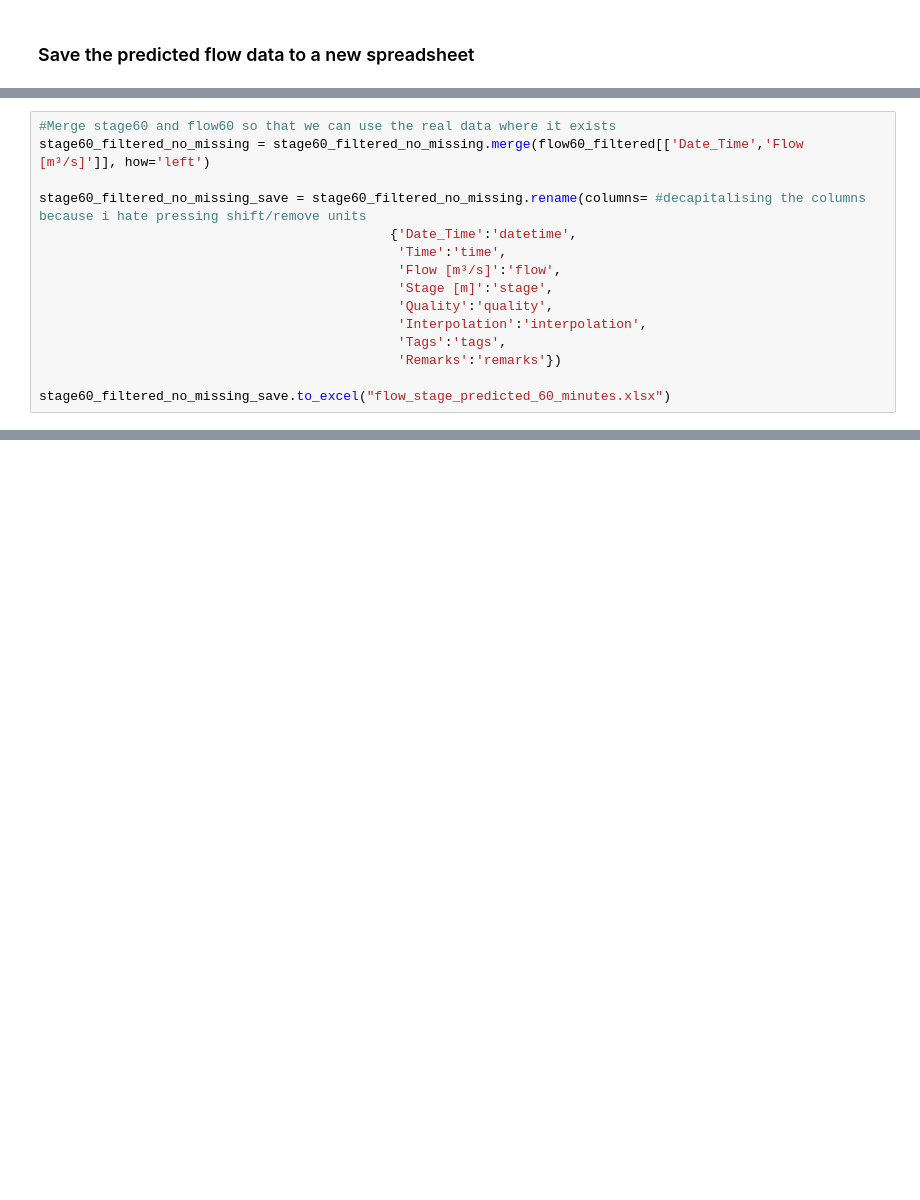
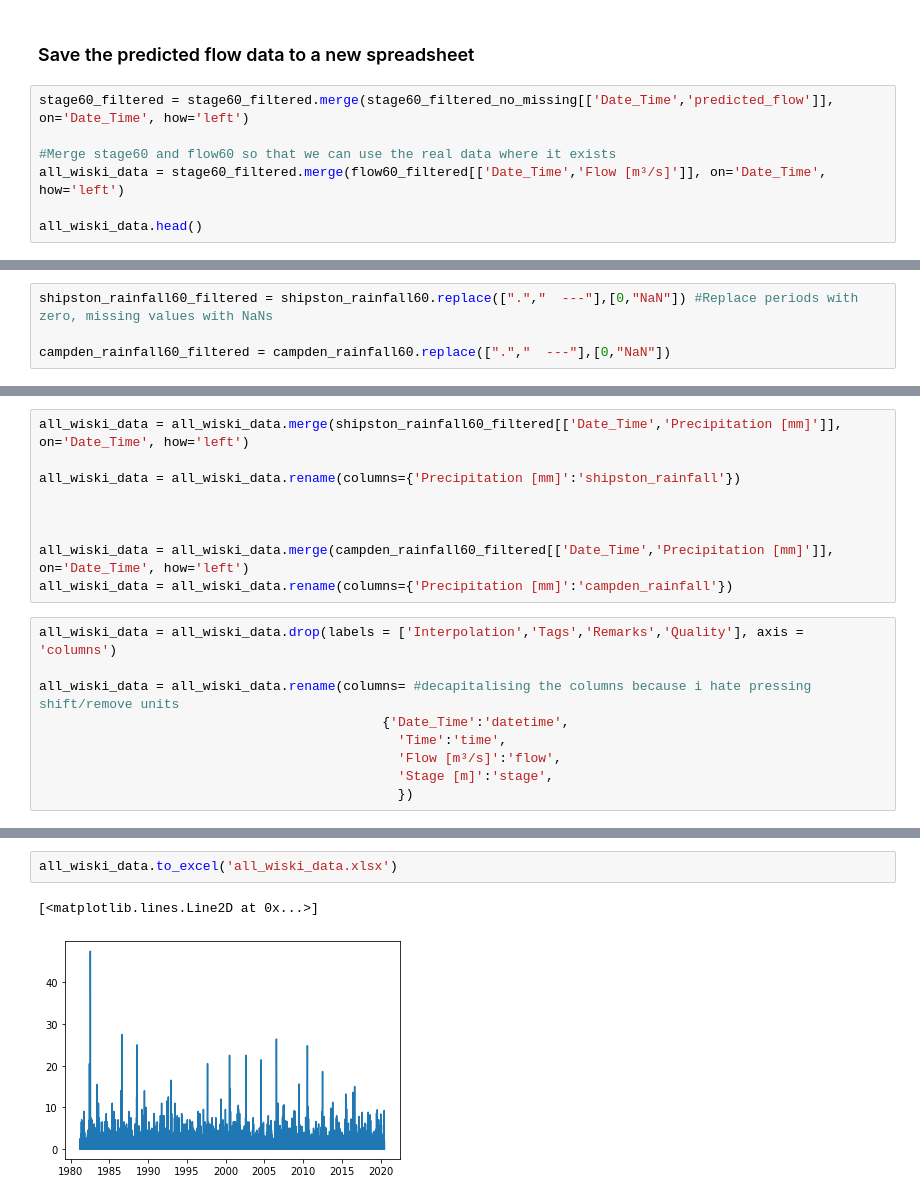
Before and after one commit to ai4er-cdt/flood_risk_shipston, a Jupyter notebook: notebooks/mja/flow_from_stage_data.ipynb, the cells around one changed output, grey strips where cells are left out. Drawn from its saved outputs; the diff is of its cells as text; blank space fills up the shorter version.

```diff
--- a/notebooks/mja/flow_from_stage_data.ipynb
+++ b/notebooks/mja/flow_from_stage_data.ipynb
@@ -395,2 +359,9 @@ plt.ylim([0,75])
 # %% [markdown]
 ### Save the predicted flow data to a new spreadsheet
+# %%
+stage60_filtered = stage60_filtered.merge(stage60_filtered_no_missing[['Date_Time','predicted_flow']], on='Date_Time', how='left')
+
+#Merge stage60 and flow60 so that we can use the real data where it exists
+all_wiski_data = stage60_filtered.merge(flow60_filtered[['Date_Time','Flow [m³/s]']], on='Date_Time', how='left')
+
+all_wiski_data.head()
@@ -396,0 +403,4 @@ plt.ylim([0,75])
+# %%
+shipston_rainfall60_filtered = shipston_rainfall60.replace([".","  ---"],[0,"NaN"]) #Replace periods with zero, missing values with NaNs
+
+campden_rainfall60_filtered = campden_rainfall60.replace([".","  ---"],[0,"NaN"])
@@ -397,15 +409,18 @@ plt.ylim([0,75])
+# %%
+all_wiski_data = all_wiski_data.merge(shipston_rainfall60_filtered[['Date_Time','Precipitation [mm]']], on='Date_Time', how='left')
+
+all_wiski_data = all_wiski_data.rename(columns={'Precipitation [mm]':'shipston_rainfall'})
+
+
+
+all_wiski_data = all_wiski_data.merge(campden_rainfall60_filtered[['Date_Time','Precipitation [mm]']], on='Date_Time', how='left')
+all_wiski_data = all_wiski_data.rename(columns={'Precipitation [mm]':'campden_rainfall'})
 # %%
-#Merge stage60 and flow60 so that we can use the real data where it exists
-stage60_filtered_no_missing = stage60_filtered_no_missing.merge(flow60_filtered[['Date_Time','Flow [m³/s]']], how='left')
+all_wiski_data = all_wiski_data.drop(labels = ['Interpolation','Tags','Remarks','Quality'], axis = 'columns')
 
-stage60_filtered_no_missing_save = stage60_filtered_no_missing.rename(columns= #decapitalising the columns because i hate pressing shift/remove units
-                                             {'Date_Time':'datetime',
+all_wiski_data = all_wiski_data.rename(columns= #decapitalising the columns because i hate pressing shift/remove units
+                                            {'Date_Time':'datetime',
                                               'Time':'time',
                                               'Flow [m³/s]':'flow',
                                               'Stage [m]':'stage',
-                                              'Quality':'quality',
-                                              'Interpolation':'interpolation',
-                                              'Tags':'tags',
-                                              'Remarks':'remarks'})
-
-stage60_filtered_no_missing_save.to_excel("flow_stage_predicted_60_minutes.xlsx")
+                                              })
@@ -411,0 +436,5 @@ stage60_filtered_no_missing_save.to_excel("flow_stage_predicted_60_minutes.xlsx"
+# %%
+all_wiski_data.to_excel('all_wiski_data.xlsx')
+# %% [output]
+[<matplotlib.lines.Line2D at 0x...>]
+[figure, added]
```
Also changed, not shown: parts of 20 cells of this notebook.
